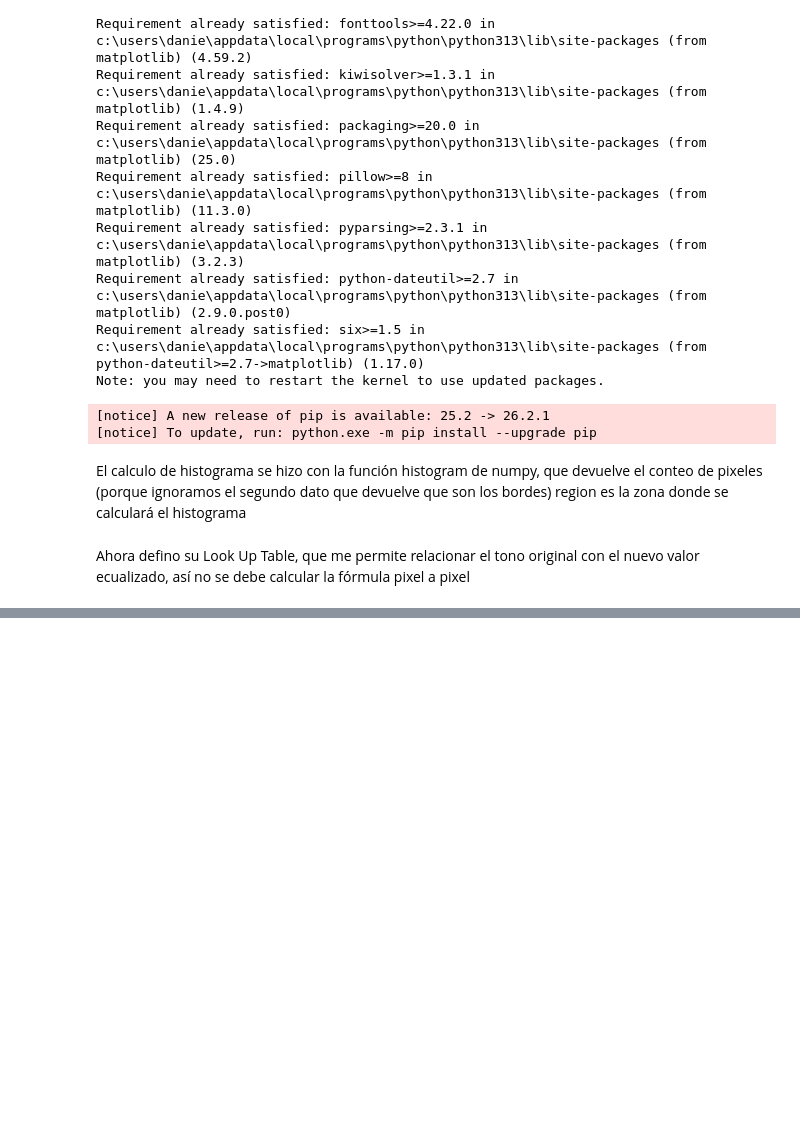
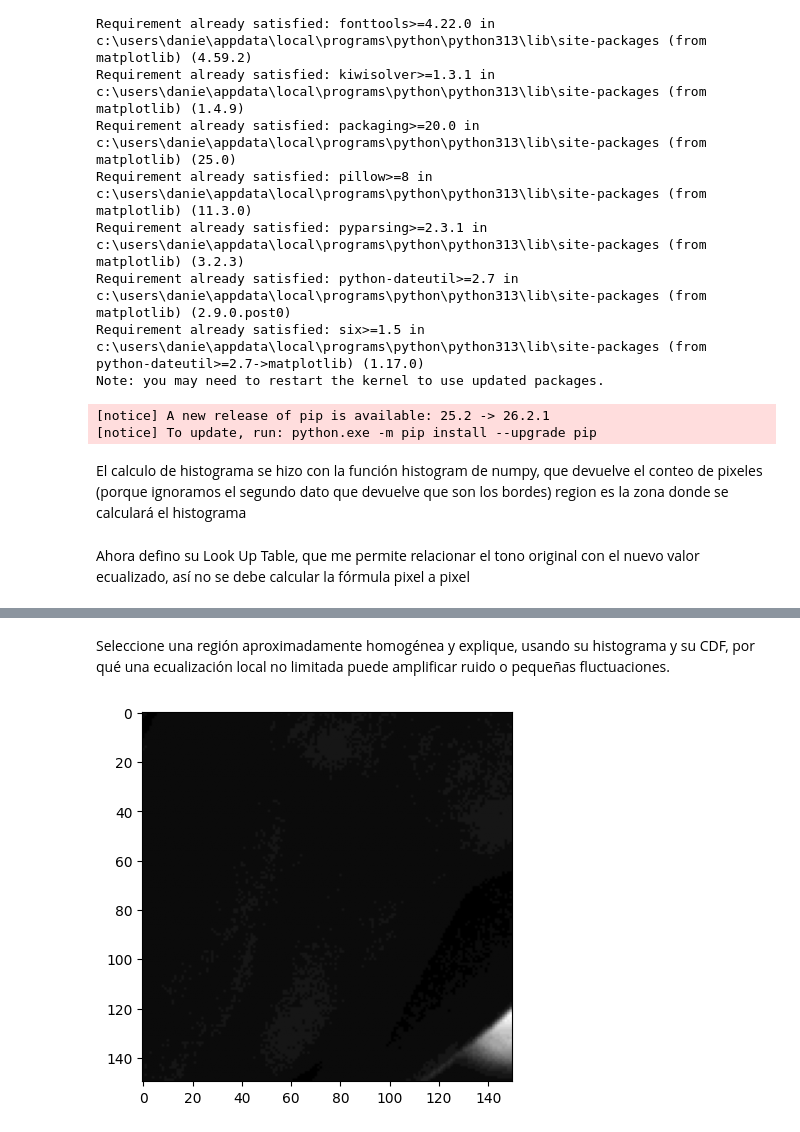
Before and after one commit to DanielaVidela/T1IEE2714, a Jupyter notebook: pregunta2.ipynb, the cells around one changed output, grey strips where cells are left out. Cells and saved outputs as stored; diff of their text form; code cells hidden in the pictures; blank space fills up the shorter version.

```diff
--- a/pregunta2.ipynb
+++ b/pregunta2.ipynb
@@ -59,0 +155,10 @@ porbando lol
+# %% [markdown]
+ Seleccione una región aproximadamente homogénea y explique, usando su histograma y su
+CDF, por qué una ecualización local no limitada puede amplificar ruido o pequeñas
+fluctuaciones.
+# %%
+recorte = imagen[750:900, 450:600] #busco una zona con colores parejos
+plt.imshow(recorte, cmap='gray')
+plt.show()
+# %% [output]
+[figure, added]
```
Also changed, not shown: parts of 13 cells of this notebook, 1 other file.
